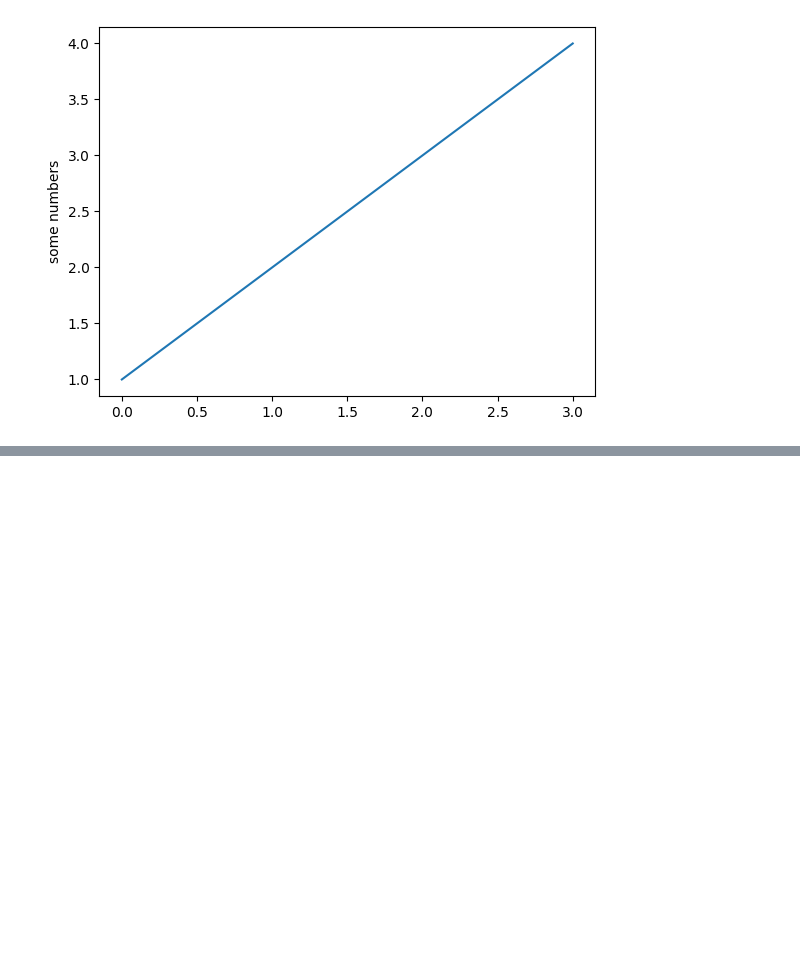
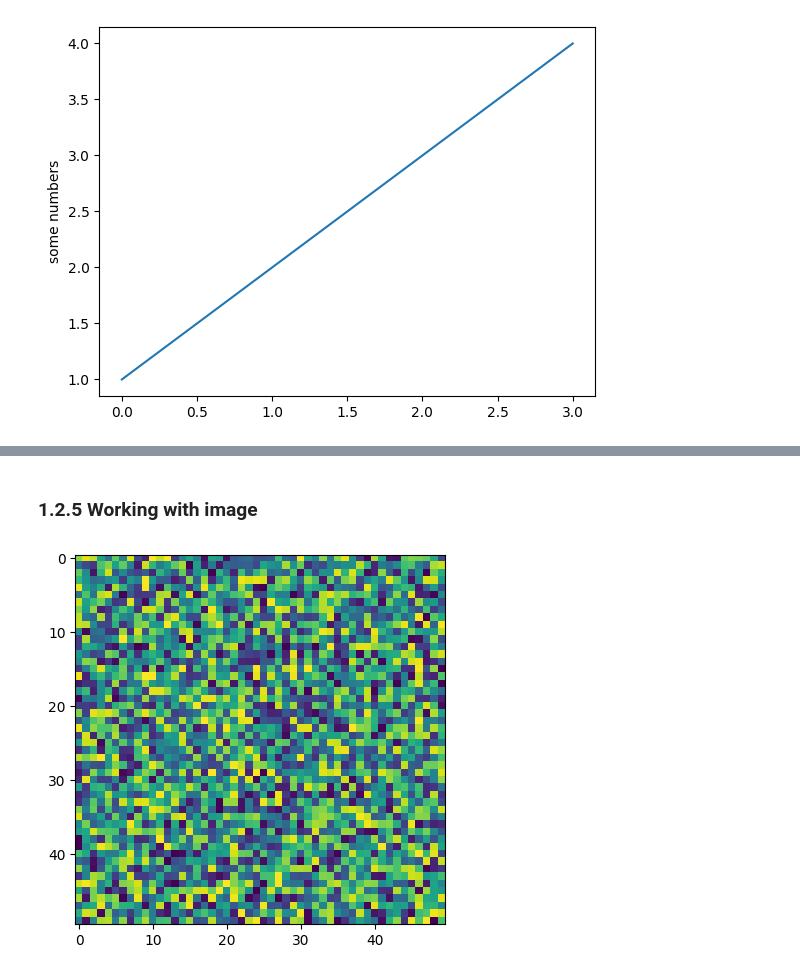
Before and after one commit to FauziThok/image-processing-csc8628, a Jupyter notebook: practical/practical_1.ipynb, the cells around one changed output, grey strips where cells are left out. Cells and saved outputs as stored; diff of their text form; code cells hidden in the pictures; blank space fills up the shorter version.

```diff
--- a/practical/practical_1.ipynb
+++ b/practical/practical_1.ipynb
@@ -174,0 +219,9 @@ plt.show()
+# %% [markdown]
+### 1.2.5 Working with image
+# %%
+import numpy as np
+
+im = np.random.random((50,50))
+p = plt.imshow(im)
+# %% [output]
+[figure, added]
```
Also changed, not shown: parts of 15 cells of this notebook.
